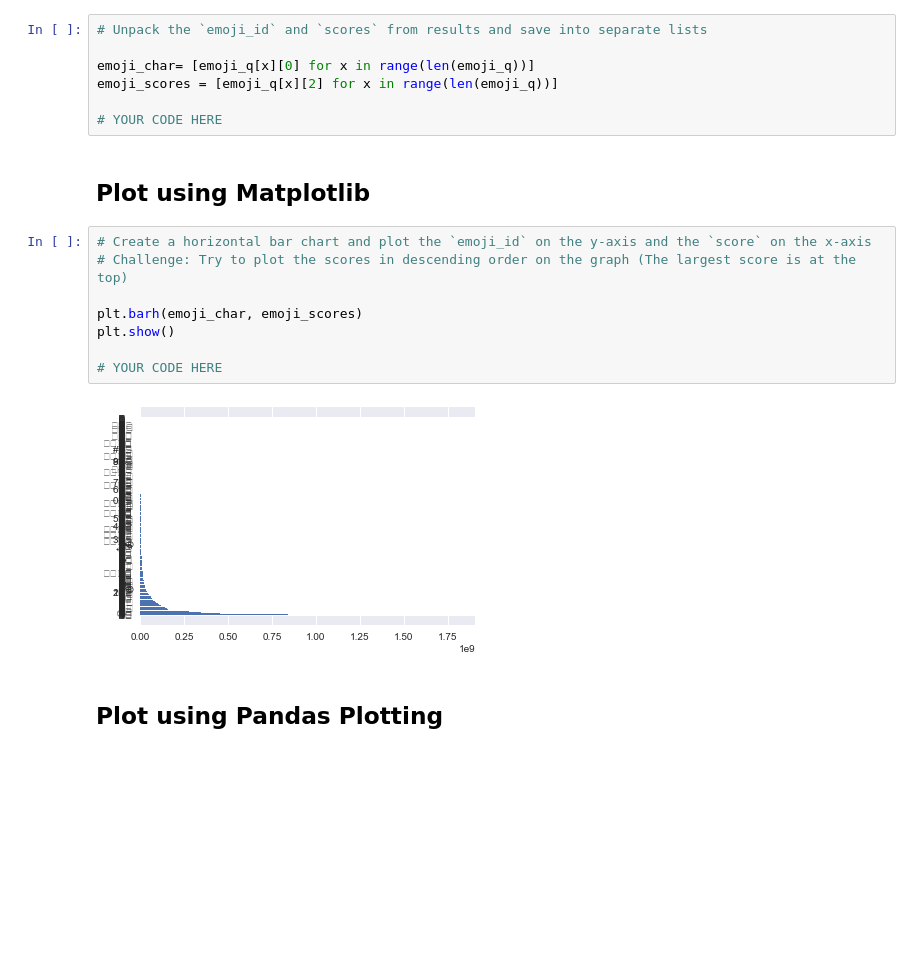
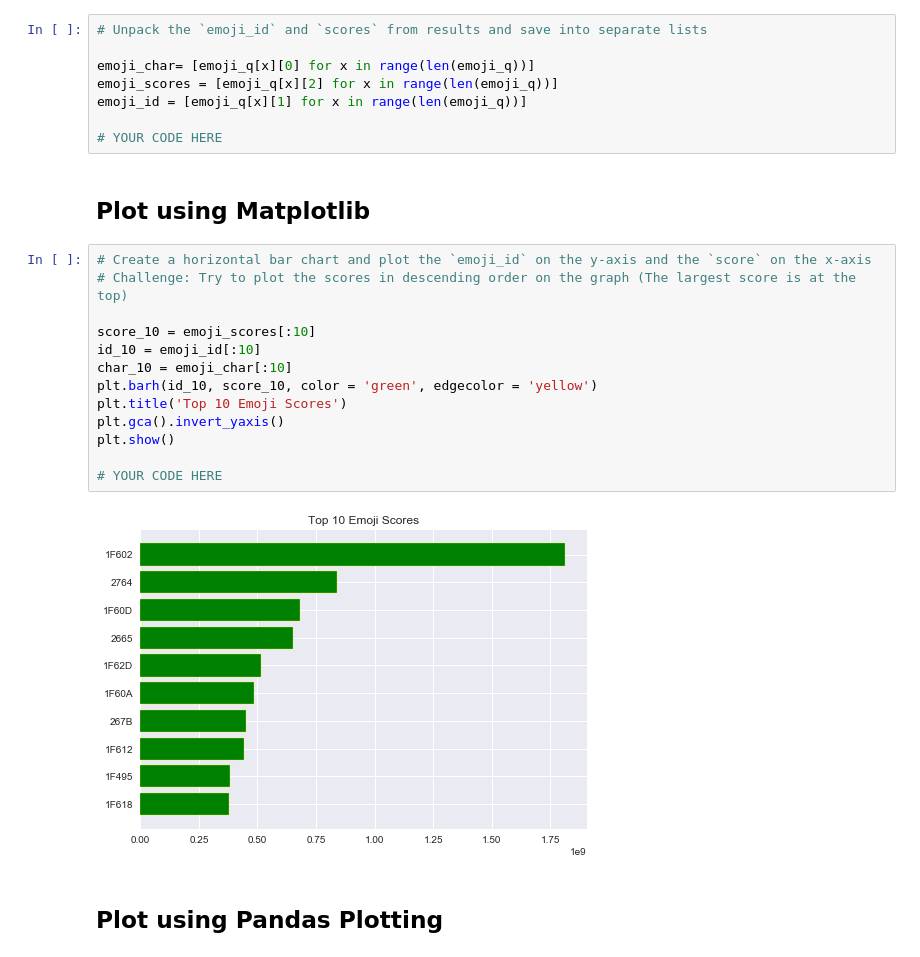
Before and after one commit to chanafin/10-GWHW, a Jupyter notebook: Mini Assignments/EmojiPlotting.CH/Unsolved/Stu_Plotting.ipynb, the cells around one changed output. Drawn from its saved outputs; the diff is of its cells as text; blank space fills up the shorter version.

```diff
--- a/Mini Assignments/EmojiPlotting.CH/Unsolved/Stu_Plotting.ipynb
+++ b/Mini Assignments/EmojiPlotting.CH/Unsolved/Stu_Plotting.ipynb
@@ -106,6 +106,7 @@ Unpack tuples using list comprehensions
 
 emoji_char= [emoji_q[x][0] for x in range(len(emoji_q))]
 emoji_scores = [emoji_q[x][2] for x in range(len(emoji_q))]
+emoji_id = [emoji_q[x][1] for x in range(len(emoji_q))]
 
 # YOUR CODE HERE
 # %% [markdown]
@@ -113,13 +114,18 @@ emoji_scores = [emoji_q[x][2] for x in range(len(emoji_q))]
 # %%
 # Create a horizontal bar chart and plot the `emoji_id` on the y-axis and the `score` on the x-axis
 # Challenge: Try to plot the scores in descending order on the graph (The largest score is at the top)
 
-plt.barh(emoji_char, emoji_scores)
+score_10 = emoji_scores[:10]
+id_10 = emoji_id[:10]
+char_10 = emoji_char[:10]
+plt.barh(id_10, score_10, color = 'green', edgecolor = 'yellow')
+plt.title('Top 10 Emoji Scores')
+plt.gca().invert_yaxis()
 plt.show()
 
 # YOUR CODE HERE
 # %% [output]
-[figure, old version]
+[figure, new version]
 # %% [markdown]
 ## Plot using Pandas Plotting
 # %% [markdown]
```
Also changed, not shown: parts of 2 cells of this notebook, 15 other files.
